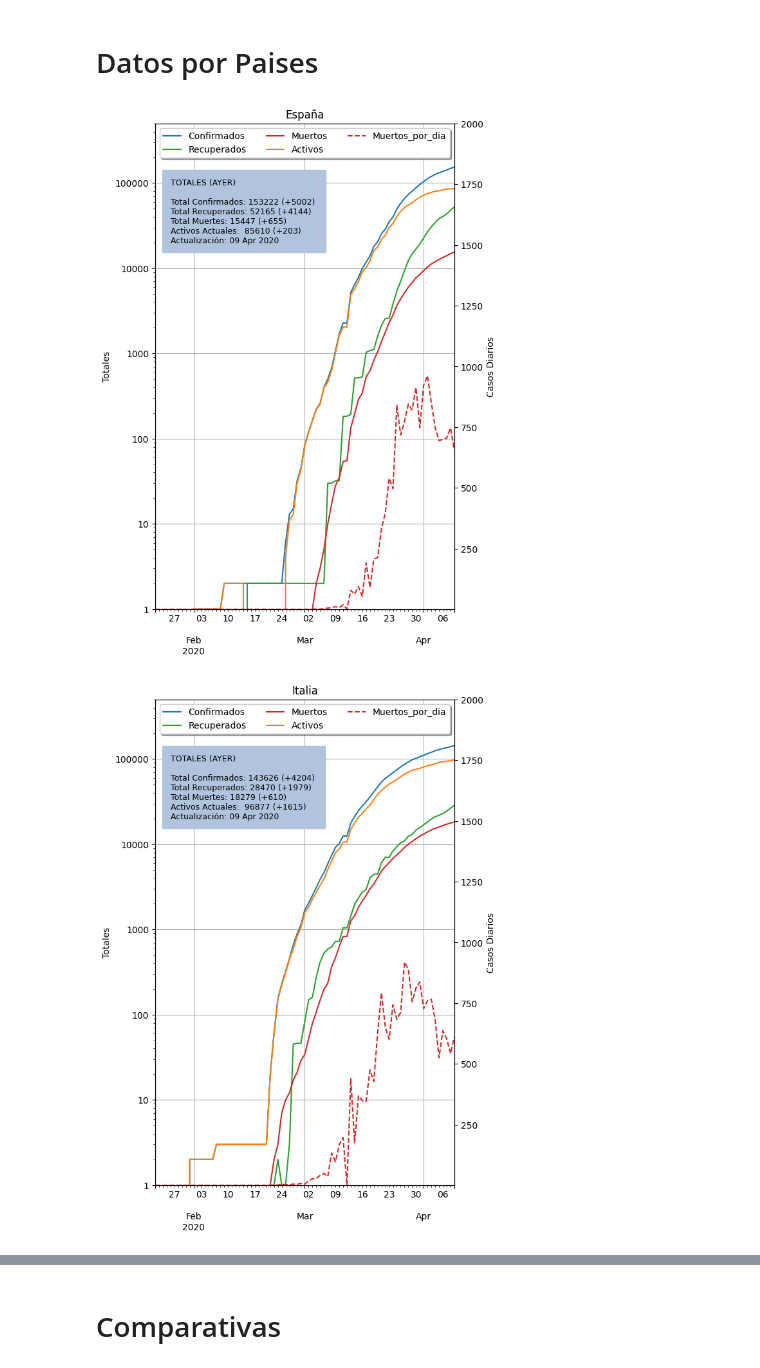
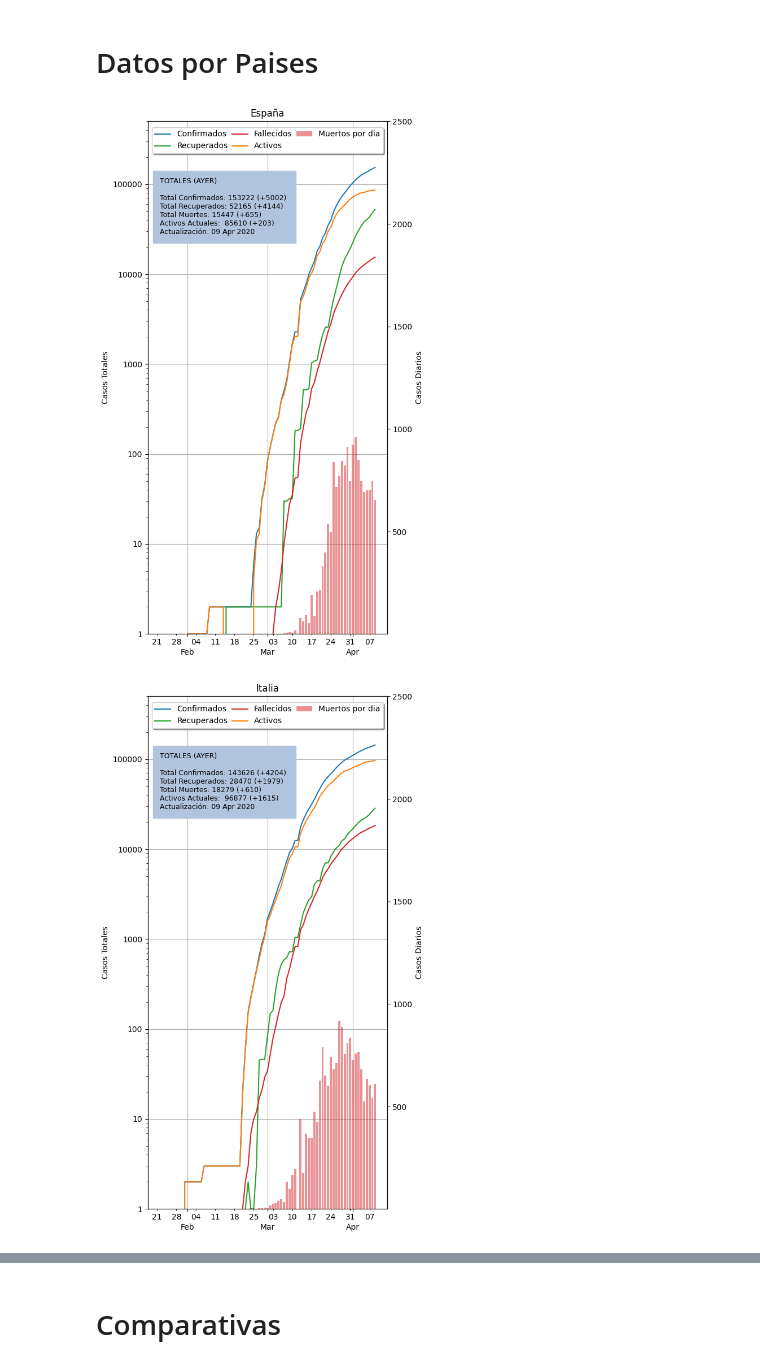
Before and after one commit to edavidfs/covid19-graph, a Jupyter notebook: Covid19-graph.ipynb, the cells around one changed output, grey strips where cells are left out. Saved outputs shown, nothing was run; the diff lists cells and outputs as text; code cells hidden in the pictures.

Commit message:
Grafica diaria de fallecidos en formato barra

```diff
--- a/Covid19-graph.ipynb
+++ b/Covid19-graph.ipynb
@@ -228,49 +228,74 @@ pais_id = 0
 for country_df in data:
     fig = plt.figure(figsize=(6,10), dpi=100)
     ax = fig.add_subplot(1, 1, 1)
-    country_df[['Confirmados', 'Recuperados', 'Muertos', 'Activos']].plot(ax=ax, color=['#1F77B4','#2CA02C','#D62728','#FF7F0E'])
+
+    #country_df[['Confirmados', 'Recuperados', 'Muertos', 'Activos']].plot(ax=ax, color=['#1F77B4','#2CA02C','#D62728','#FF7F0E'])
+    ax.plot(country_df['Confirmados'], label='Confirmados', color='#1F77B4')
+    ax.plot(country_df['Recuperados'], label='Recuperados', color='#2CA02C')
+    ax.plot(country_df['Muertos'], label='Fallecidos', color='#D62728')
+    ax.plot(country_df['Activos'], label='Activos', color='#FF7F0E')
+
+    ax.set_ylabel('Casos Totales')
+    ax.set_yscale('log')
+    ax.set_ylim(1, max_y)
+    ax.yaxis.set_major_formatter(ScalarFormatter())
+    ax.xaxis.set_major_formatter(ScalarFormatter())
+
+    #set major ticks format
+    ax.xaxis.set_major_formatter(mdates.DateFormatter('%b'))
+    ax.xaxis.set_major_locator(mdates.MonthLocator())
+
+    ax.xaxis.set_minor_formatter(mdates.DateFormatter('%d'))
+    ax.xaxis.set_minor_locator(mdates.WeekdayLocator())
+    xax = ax.get_xaxis()
+    xax.set_tick_params(which='major', pad=15)
 
 
-    ax.set_yscale('log')
-    ax.set_ylim(1, max_y)
-    ax.set_ylabel('Totales')
-    ax.yaxis.set_major_formatter(ScalarFormatter())
-    #ax.legend(loc='best')
+    ax.legend(loc='best')
     ax.grid()
-    ax.text('1/26/2020',max_y/25, generate_info_text(country_df),
+    ax.text(0.05,0.78, generate_info_text(country_df), transform=ax.transAxes,
             fontsize=9,
             bbox=dict(boxstyle="square",
                       ec='lightsteelblue',
                       facecolor='lightsteelblue',
                       pad= 1
                    ))
-    plt.legend(bbox_to_anchor=(0., 1.02, 1., .102), loc='lower left',
+    plt.legend(bbox_to_anchor=(0., 1.02, 1.02, .102), loc='lower left',
                ncol=2, mode="expand", borderaxespad=0.)
     ax2 = ax.twinx()
     ax2.set_yscale('linear')
-    ax2.set_ylim(1,2000)
+    ax2.set_ylim(1,2500)
     ax2.set_ylabel('Casos Diarios')
 
-    country_df[['Muertos_por_dia']].plot(ax=ax2,linestyle='dashed', color='#D62728')
-#    country_df.plot.bar(y='Muertos_por_dia',color='#D62728')
+    ax2.xaxis.set_major_formatter(mdates.DateFormatter('%b'))
+    ax2.xaxis.set_major_locator(mdates.MonthLocator())
+
+    ax2.xaxis.set_minor_formatter(mdates.DateFormatter('%d'))
+    ax2.xaxis.set_minor_locator(mdates.WeekdayLocator())
+    xax2 = ax2.get_xaxis()
+    xax2.set_tick_params(which='major', pad=15)
+
+#    #country_df[['Muertos_por_dia']].plot(ax=ax2,linestyle='dashed', color='#D62728')
+    ax2.bar(x=country_df.index, height=country_df['Muertos_por_dia'], label='Muertos por dia', color='#D62728', alpha=0.5)
+##    country_df.plot.bar(y='Muertos_por_dia',color='#D62728')
 
     lines, labels = ax.get_legend_handles_labels()
     lines2, labels2 = ax2.get_legend_handles_labels()
-    ax.legend(lines + lines2, labels + labels2, fancybox=True, shadow=True, loc='lower left',mode="expand", bbox_to_anchor=(0., 0.92, 1., .102),
+    ax.legend(lines + lines2, labels + labels2, fancybox=True, shadow=True, loc='lower left',mode="expand", bbox_to_anchor=(0., 0.93, 1., .102),
              ncol=3)
+
     ax2.legend().remove()
     if (titles[pais_id]=="UK"):
         title = 'Reino Unido'
     else:
         title = titles[pais_id]
 
     ax.set_title(title)
-    #plt.legend(bbox_to_anchor=(0., 1.02, 1., .102), loc='lower left',
-    #       ncol=2, mode="expand", borderaxespad=0.)
 
     filename = titles[pais_id].replace('ñ','n')
+    fig.tight_layout()
     fig.savefig(f'{filename}-test.png')
     pais_id +=1
 # %% [output]
-[figure, old version]
+[figure, new version]
-[figure, old version]
+[figure, new version]
```
Also changed, not shown: parts of 5 cells of this notebook, 13 other files.
